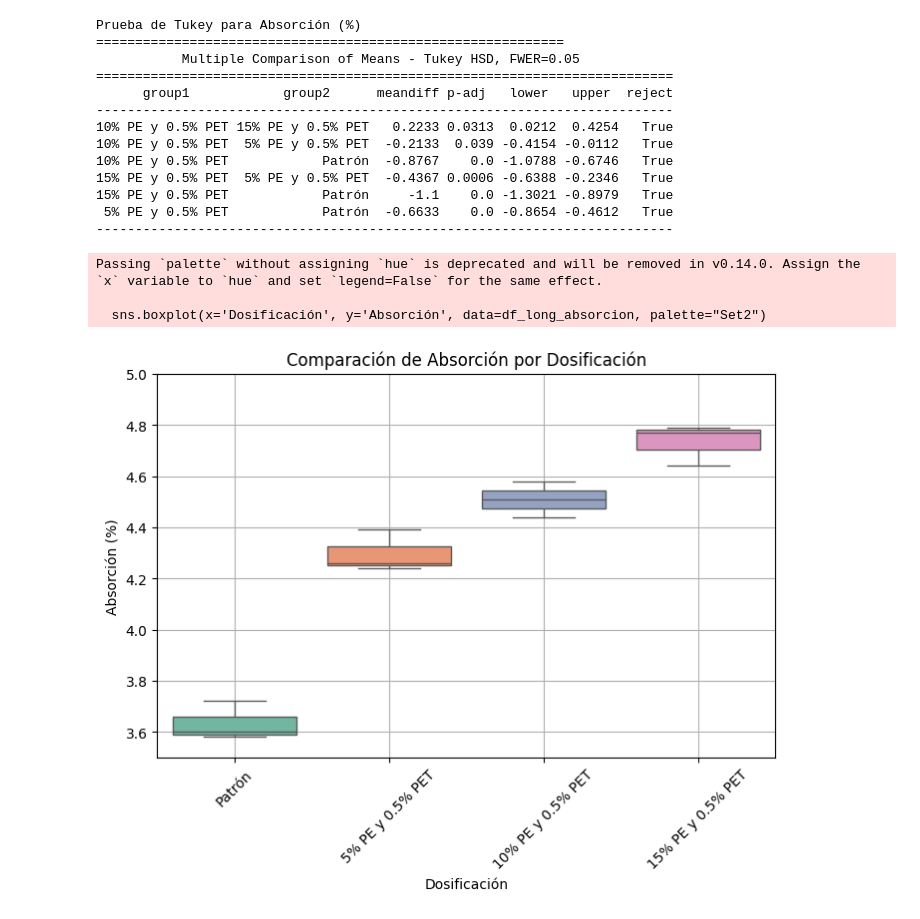
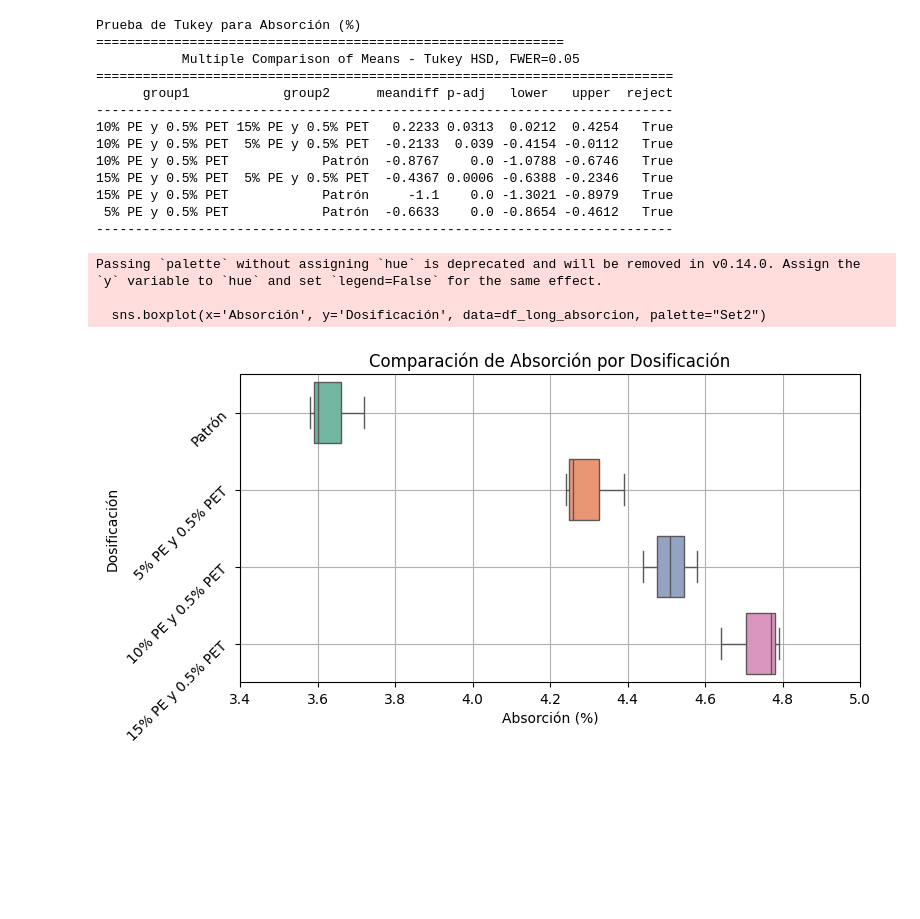
Before and after one commit to luisangel181/tesis_ingcivil, a Jupyter notebook: Absorcion_de_Bloques_de_Concreto.ipynb, the cells around one changed output. Saved outputs shown, nothing was run; the diff lists cells and outputs as text; code cells hidden in the pictures; blank space fills up the shorter version.

```diff
--- a/Absorcion_de_Bloques_de_Concreto.ipynb
+++ b/Absorcion_de_Bloques_de_Concreto.ipynb
@@ -192,22 +192,22 @@ Prueba de Tukey para Absorción (%)
 # %%
 #Graficar Resultados
 
-# Crear el gráfico de comparación de absorción
-plt.figure(figsize=(8, 5))
-sns.boxplot(x='Dosificación', y='Absorción', data=df_long_absorcion, palette="Set2")
+# Crear el gráfico de comparación de absorción con ejes intercambiados
+plt.figure(figsize=(8,4))  #Ajusta el tamaño de la figura si es necesario
+sns.boxplot(x='Absorción', y='Dosificación', data=df_long_absorcion, palette="Set2")
 
-# Ajustar los límites del eje y
-plt.ylim(3.5, 5)
+# Ajustar los límites del eje X (antes era el eje Y)
+plt.xlim(3.4, 5) # Ajusta este rango si es necesario
 
 # Personalizar el gráfico
 plt.title('Comparación de Absorción por Dosificación')
-plt.xlabel('Dosificación')
-plt.ylabel('Absorción (%)')
+plt.ylabel('Dosificación') # El eje Y ahora muestra la Dosificación
+plt.xlabel('Absorción (%)') # El eje X ahora muestra la Absorción
 plt.grid(True)
-plt.xticks(rotation=45)
+plt.yticks(rotation=45) # Rotar las etiquetas del eje Y si es necesario
 plt.show()
 # %% [output]
-Passing `palette` without assigning `hue` is deprecated and will be removed in v0.14.0. Assign the `x` variable to `hue` and set `legend=False` for the same effect.
+Passing `palette` without assigning `hue` is deprecated and will be removed in v0.14.0. Assign the `y` variable to `hue` and set `legend=False` for the same effect.
 
-  sns.boxplot(x='Dosificación', y='Absorción', data=df_long_absorcion, palette="Set2")
+  sns.boxplot(x='Absorción', y='Dosificación', data=df_long_absorcion, palette="Set2")
-[figure, old version]
+[figure, new version]
```
